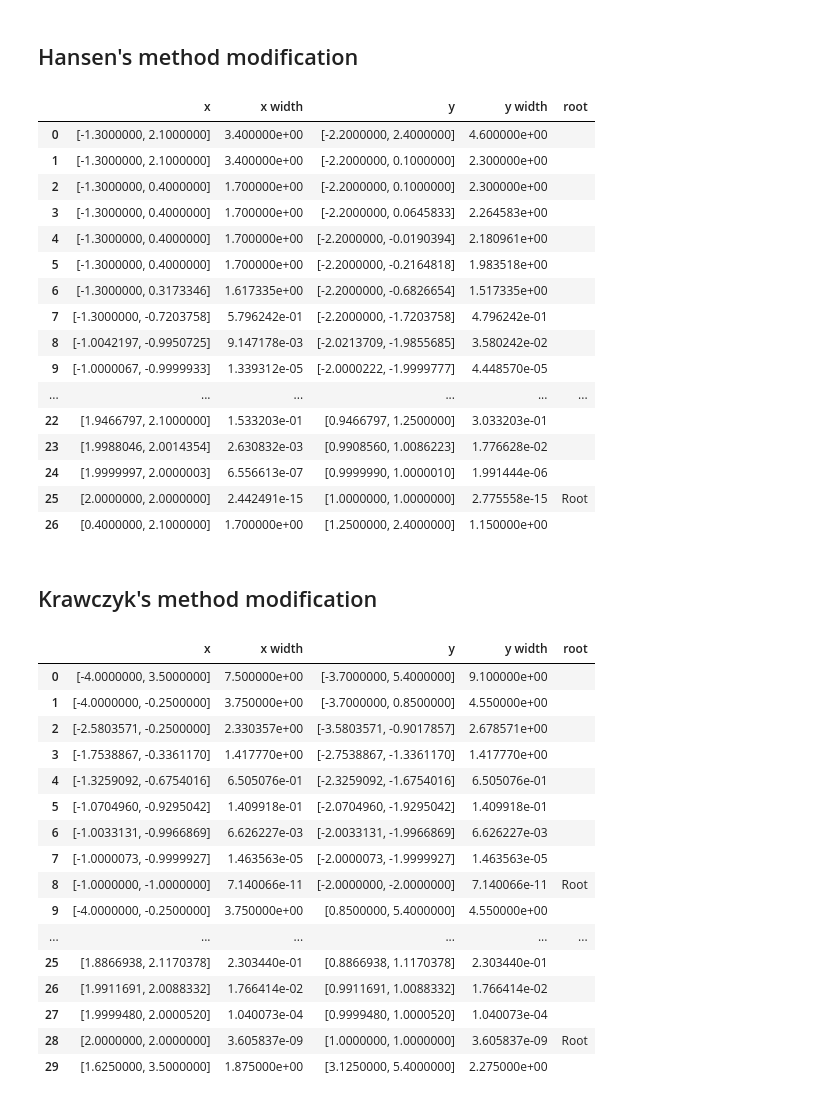
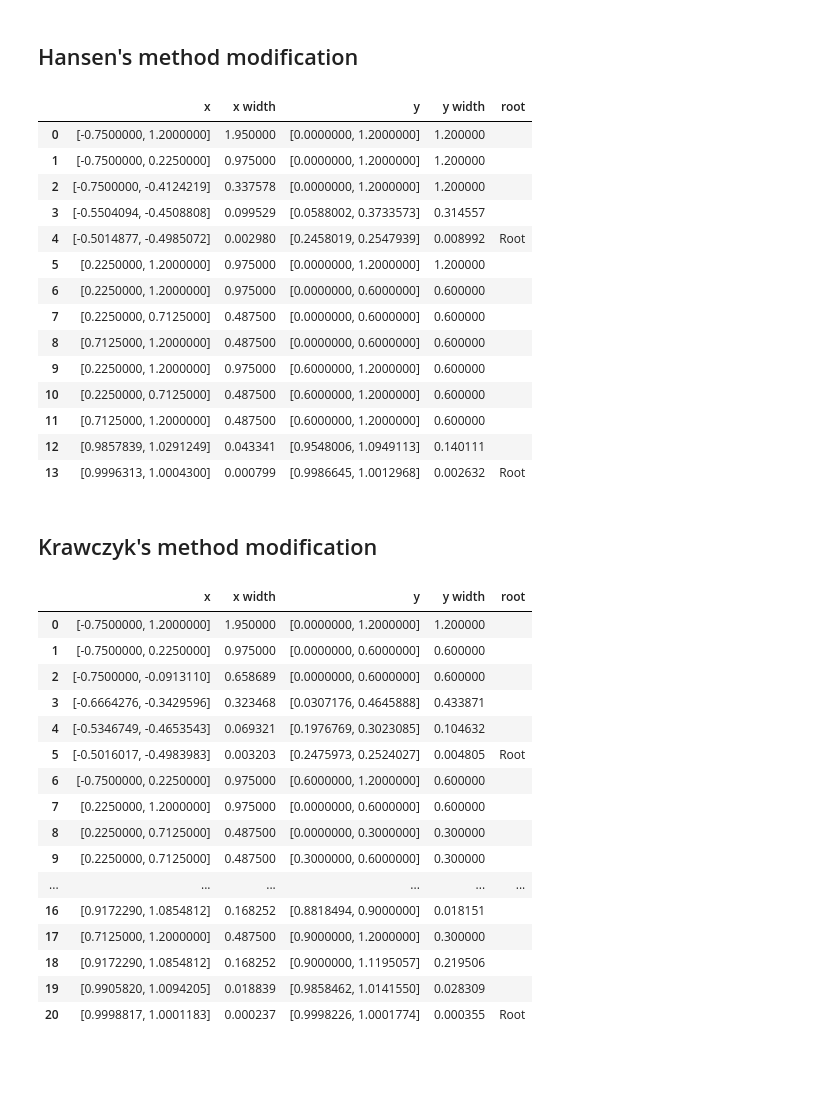
Before and after one commit to BohdanRomaniuk/IntervalMethods, a Jupyter notebook: 1. Linear and Systems/1.2 System of equations.ipynb, the cells around one changed output. Cells and saved outputs as stored; diff of their text form; code cells hidden in the pictures; blank space fills up the shorter version.

```diff
--- a/1. Linear and Systems/1.2 System of equations.ipynb
+++ b/1. Linear and Systems/1.2 System of equations.ipynb
@@ -27,6 +27,11 @@ def half_interval(x): # subinterval
 
 def to_table(x, x_width, y, y_width, root, tbl):
     tbl.loc[len(tbl)] = [interval_to_str(x), x_width, interval_to_str(y), y_width, root]
+# %%
+func = lambda x, y: (x**2 - y, x**2 + y - x - 1) #x^2-y=0,x^2+y-x-1=0
+dfunc = lambda x, y: ((2*x, -1), (2*x-1, 1))
+initial_intervals = (interval[-0.75, 1.2], interval[0, 1.2])
+e = 0.01
 # %% [markdown]
 ## Moore's method modification
 # %%
@@ -87,10 +87,5 @@ def moore_system(f, df, intervals, e, tbl):
     to_table(x, x_width, y, y_width, '', tbl)
     moore_system(f, df, (x_next, y_next), e, tbl)
-# %%
-func = lambda x, y: (x**2 - y - 3, x - y - 1)
-dfunc = lambda x, y: ((2*x, -1), (1, -1))
-initial_intervals = (interval[-4, 3.5], interval[-3.7, 5.4])
-e = 1e-6
 # %%
 moore_system_result = pd.DataFrame(columns=['x', 'x width', 'y', 'y width', 'root'])
 moore_system(func, dfunc, initial_intervals, e, moore_system_result)
@@ -179,33 +168,26 @@ def hansen_system(f, df, intervals, e, tbl):
     for xi in x_next:
         for yi in y_next:
             hansen_system(f, df, (interval(xi), interval(yi)), e, tbl)
-# %%
-func = lambda x, y: (x**2 - y - 3, x - y - 1)
-dfunc = lambda x, y: ((2*x, -1), (1, -1))
-init_intervals = (interval[-1.3, 2.1], interval[-2.2, 2.4])
-e = 1e-6
 # %%
 hansen_system_result = pd.DataFrame(columns=['x', 'x width', 'y', 'y width', 'root'])
-hansen_system(func, dfunc, init_intervals, e, hansen_system_result)
+hansen_system(func, dfunc, initial_intervals, e, hansen_system_result)
 hansen_system_result
 # %% [output]
 |  | x | x width | y | y width | root |
-| 0 | [-1.3000000, 2.1000000] | 3.400000e+00 | [-2.2000000, 2.4000000] | 4.600000e+00 |  |
-| 1 | [-1.3000000, 2.1000000] | 3.400000e+00 | [-2.2000000, 0.1000000] | 2.300000e+00 |  |
-| 2 | [-1.3000000, 0.4000000] | 1.700000e+00 | [-2.2000000, 0.1000000] | 2.300000e+00 |  |
-| 3 | [-1.3000000, 0.4000000] | 1.700000e+00 | [-2.2000000, 0.0645833] | 2.264583e+00 |  |
-| 4 | [-1.3000000, 0.4000000] | 1.700000e+00 | [-2.2000000, -0.0190394] | 2.180961e+00 |  |
-| 5 | [-1.3000000, 0.4000000] | 1.700000e+00 | [-2.2000000, -0.2164818] | 1.983518e+00 |  |
-| 6 | [-1.3000000, 0.3173346] | 1.617335e+00 | [-2.2000000, -0.6826654] | 1.517335e+00 |  |
-| 7 | [-1.3000000, -0.7203758] | 5.796242e-01 | [-2.2000000, -1.7203758] | 4.796242e-01 |  |
-| 8 | [-1.0042197, -0.9950725] | 9.147178e-03 | [-2.0213709, -1.9855685] | 3.580242e-02 |  |
-| 9 | [-1.0000067, -0.9999933] | 1.339312e-05 | [-2.0000222, -1.9999777] | 4.448570e-05 |  |
-| ... | ... | ... | ... | ... | ... |
-| 22 | [1.9466797, 2.1000000] | 1.533203e-01 | [0.9466797, 1.2500000] | 3.033203e-01 |  |
-| 23 | [1.9988046, 2.0014354] | 2.630832e-03 | [0.9908560, 1.0086223] | 1.776628e-02 |  |
-| 24 | [1.9999997, 2.0000003] | 6.556613e-07 | [0.9999990, 1.0000010] | 1.991444e-06 |  |
-| 25 | [2.0000000, 2.0000000] | 2.442491e-15 | [1.0000000, 1.0000000] | 2.775558e-15 | Root |
-| 26 | [0.4000000, 2.1000000] | 1.700000e+00 | [1.2500000, 2.4000000] | 1.150000e+00 |  |
+| 0 | [-0.7500000, 1.2000000] | 1.950000 | [0.0000000, 1.2000000] | 1.200000 |  |
+| 1 | [-0.7500000, 0.2250000] | 0.975000 | [0.0000000, 1.2000000] | 1.200000 |  |
+| 2 | [-0.7500000, -0.4124219] | 0.337578 | [0.0000000, 1.2000000] | 1.200000 |  |
+| 3 | [-0.5504094, -0.4508808] | 0.099529 | [0.0588002, 0.3733573] | 0.314557 |  |
+| 4 | [-0.5014877, -0.4985072] | 0.002980 | [0.2458019, 0.2547939] | 0.008992 | Root |
+| 5 | [0.2250000, 1.2000000] | 0.975000 | [0.0000000, 1.2000000] | 1.200000 |  |
+| 6 | [0.2250000, 1.2000000] | 0.975000 | [0.0000000, 0.6000000] | 0.600000 |  |
+| 7 | [0.2250000, 0.7125000] | 0.487500 | [0.0000000, 0.6000000] | 0.600000 |  |
+| 8 | [0.7125000, 1.2000000] | 0.487500 | [0.0000000, 0.6000000] | 0.600000 |  |
+| 9 | [0.2250000, 1.2000000] | 0.975000 | [0.6000000, 1.2000000] | 0.600000 |  |
+| 10 | [0.2250000, 0.7125000] | 0.487500 | [0.6000000, 1.2000000] | 0.600000 |  |
+| 11 | [0.7125000, 1.2000000] | 0.487500 | [0.6000000, 1.2000000] | 0.600000 |  |
+| 12 | [0.9857839, 1.0291249] | 0.043341 | [0.9548006, 1.0949113] | 0.140111 |  |
+| 13 | [0.9996313, 1.0004300] | 0.000799 | [0.9986645, 1.0012968] | 0.002632 | Root |
 # %% [markdown]
 ## Krawczyk's method modification
 # %%
@@ -280,22 +252,22 @@ e = 1e-6
 # %%
 krawczyk_system_result = pd.DataFrame(columns=['x', 'x width', 'y', 'y width', 'root'])
-krawczyk_system(func, dfunc, init_intervals, e, krawczyk_system_result)
+krawczyk_system(func, dfunc, initial_intervals, e, krawczyk_system_result)
 krawczyk_system_result
 # %% [output]
 |  | x | x width | y | y width | root |
-| 0 | [-4.0000000, 3.5000000] | 7.500000e+00 | [-3.7000000, 5.4000000] | 9.100000e+00 |  |
-| 1 | [-4.0000000, -0.2500000] | 3.750000e+00 | [-3.7000000, 0.8500000] | 4.550000e+00 |  |
-| 2 | [-2.5803571, -0.2500000] | 2.330357e+00 | [-3.5803571, -0.9017857] | 2.678571e+00 |  |
-| 3 | [-1.7538867, -0.3361170] | 1.417770e+00 | [-2.7538867, -1.3361170] | 1.417770e+00 |  |
-| 4 | [-1.3259092, -0.6754016] | 6.505076e-01 | [-2.3259092, -1.6754016] | 6.505076e-01 |  |
-| 5 | [-1.0704960, -0.9295042] | 1.409918e-01 | [-2.0704960, -1.9295042] | 1.409918e-01 |  |
-| 6 | [-1.0033131, -0.9966869] | 6.626227e-03 | [-2.0033131, -1.9966869] | 6.626227e-03 |  |
-| 7 | [-1.0000073, -0.9999927] | 1.463563e-05 | [-2.0000073, -1.9999927] | 1.463563e-05 |  |
-| 8 | [-1.0000000, -1.0000000] | 7.140066e-11 | [-2.0000000, -2.0000000] | 7.140066e-11 | Root |
-| 9 | [-4.0000000, -0.2500000] | 3.750000e+00 | [0.8500000, 5.4000000] | 4.550000e+00 |  |
+| 0 | [-0.7500000, 1.2000000] | 1.950000 | [0.0000000, 1.2000000] | 1.200000 |  |
+| 1 | [-0.7500000, 0.2250000] | 0.975000 | [0.0000000, 0.6000000] | 0.600000 |  |
+| 2 | [-0.7500000, -0.0913110] | 0.658689 | [0.0000000, 0.6000000] | 0.600000 |  |
+| 3 | [-0.6664276, -0.3429596] | 0.323468 | [0.0307176, 0.4645888] | 0.433871 |  |
+| 4 | [-0.5346749, -0.4653543] | 0.069321 | [0.1976769, 0.3023085] | 0.104632 |  |
+| 5 | [-0.5016017, -0.4983983] | 0.003203 | [0.2475973, 0.2524027] | 0.004805 | Root |
+| 6 | [-0.7500000, 0.2250000] | 0.975000 | [0.6000000, 1.2000000] | 0.600000 |  |
+| 7 | [0.2250000, 1.2000000] | 0.975000 | [0.0000000, 0.6000000] | 0.600000 |  |
+| 8 | [0.2250000, 0.7125000] | 0.487500 | [0.0000000, 0.3000000] | 0.300000 |  |
+| 9 | [0.2250000, 0.7125000] | 0.487500 | [0.3000000, 0.6000000] | 0.300000 |  |
 | ... | ... | ... | ... | ... | ... |
-| 25 | [1.8866938, 2.1170378] | 2.303440e-01 | [0.8866938, 1.1170378] | 2.303440e-01 |  |
-| 26 | [1.9911691, 2.0088332] | 1.766414e-02 | [0.9911691, 1.0088332] | 1.766414e-02 |  |
-| 27 | [1.9999480, 2.0000520] | 1.040073e-04 | [0.9999480, 1.0000520] | 1.040073e-04 |  |
-| 28 | [2.0000000, 2.0000000] | 3.605837e-09 | [1.0000000, 1.0000000] | 3.605837e-09 | Root |
-| 29 | [1.6250000, 3.5000000] | 1.875000e+00 | [3.1250000, 5.4000000] | 2.275000e+00 |  |
+| 16 | [0.9172290, 1.0854812] | 0.168252 | [0.8818494, 0.9000000] | 0.018151 |  |
+| 17 | [0.7125000, 1.2000000] | 0.487500 | [0.9000000, 1.2000000] | 0.300000 |  |
+| 18 | [0.9172290, 1.0854812] | 0.168252 | [0.9000000, 1.1195057] | 0.219506 |  |
+| 19 | [0.9905820, 1.0094205] | 0.018839 | [0.9858462, 1.0141550] | 0.028309 |  |
+| 20 | [0.9998817, 1.0001183] | 0.000237 | [0.9998226, 1.0001774] | 0.000355 | Root |
```
Also changed, not shown: parts of 5 cells of this notebook, 1 other file.
